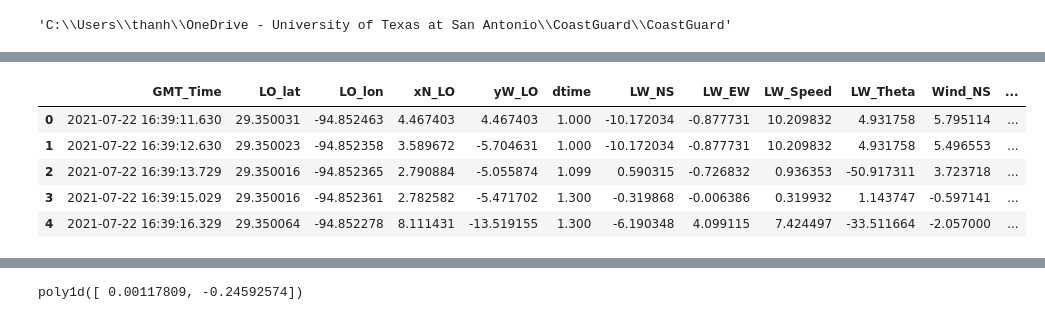
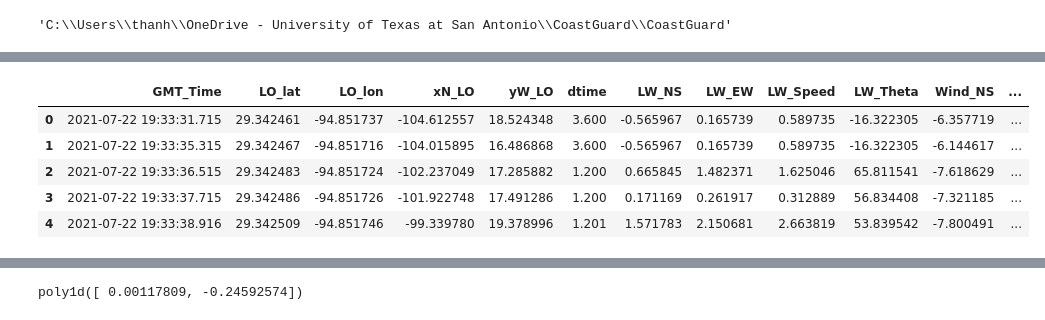
Before and after one commit to thanhtrant219/CoastGuard, a Jupyter notebook: CoastGuard_Data_Main.ipynb, the cells around one changed output, grey strips where cells are left out. Saved outputs shown, nothing was run; the diff lists cells and outputs as text; code cells hidden in the pictures.

```diff
--- a/CoastGuard_Data_Main.ipynb
+++ b/CoastGuard_Data_Main.ipynb
@@ -128,10 +150,10 @@ Mdf2.head()
 # %%
-Mdf1.head()
+df2.head()
 # %% [output]
 |  | GMT_Time | LO_lat | LO_lon | xN_LO | yW_LO | dtime | LW_NS | LW_EW | LW_Speed | LW_Theta | Wind_NS | ... |
-| 0 | 2021-07-22 16:39:11.630 | 29.350031 | -94.852463 | 4.467403 | 4.467403 | 1.000 | -10.172034 | -0.877731 | 10.209832 | 4.931758 | 5.795114 | ... |
-| 1 | 2021-07-22 16:39:12.630 | 29.350023 | -94.852358 | 3.589672 | -5.704631 | 1.000 | -10.172034 | -0.877731 | 10.209832 | 4.931758 | 5.496553 | ... |
-| 2 | 2021-07-22 16:39:13.729 | 29.350016 | -94.852365 | 2.790884 | -5.055874 | 1.099 | 0.590315 | -0.726832 | 0.936353 | -50.917311 | 3.723718 | ... |
-| 3 | 2021-07-22 16:39:15.029 | 29.350016 | -94.852361 | 2.782582 | -5.471702 | 1.300 | -0.319868 | -0.006386 | 0.319932 | 1.143747 | -0.597141 | ... |
-| 4 | 2021-07-22 16:39:16.329 | 29.350064 | -94.852278 | 8.111431 | -13.519155 | 1.300 | -6.190348 | 4.099115 | 7.424497 | -33.511664 | -2.057000 | ... |
+| 0 | 2021-07-22 19:33:31.715 | 29.342461 | -94.851737 | -104.612557 | 18.524348 | 3.600 | -0.565967 | 0.165739 | 0.589735 | -16.322305 | -6.357719 | ... |
+| 1 | 2021-07-22 19:33:35.315 | 29.342467 | -94.851716 | -104.015895 | 16.486868 | 3.600 | -0.565967 | 0.165739 | 0.589735 | -16.322305 | -6.144617 | ... |
+| 2 | 2021-07-22 19:33:36.515 | 29.342483 | -94.851724 | -102.237049 | 17.285882 | 1.200 | 0.665845 | 1.482371 | 1.625046 | 65.811541 | -7.618629 | ... |
+| 3 | 2021-07-22 19:33:37.715 | 29.342486 | -94.851726 | -101.922748 | 17.491286 | 1.200 | 0.171169 | 0.261917 | 0.312889 | 56.834408 | -7.321185 | ... |
+| 4 | 2021-07-22 19:33:38.916 | 29.342509 | -94.851746 | -99.339780 | 19.378996 | 1.201 | 1.571783 | 2.150681 | 2.663819 | 53.839542 | -7.800491 | ... |
 # %%
```
Also changed, not shown: parts of 4 cells of this notebook, 24 other files.
